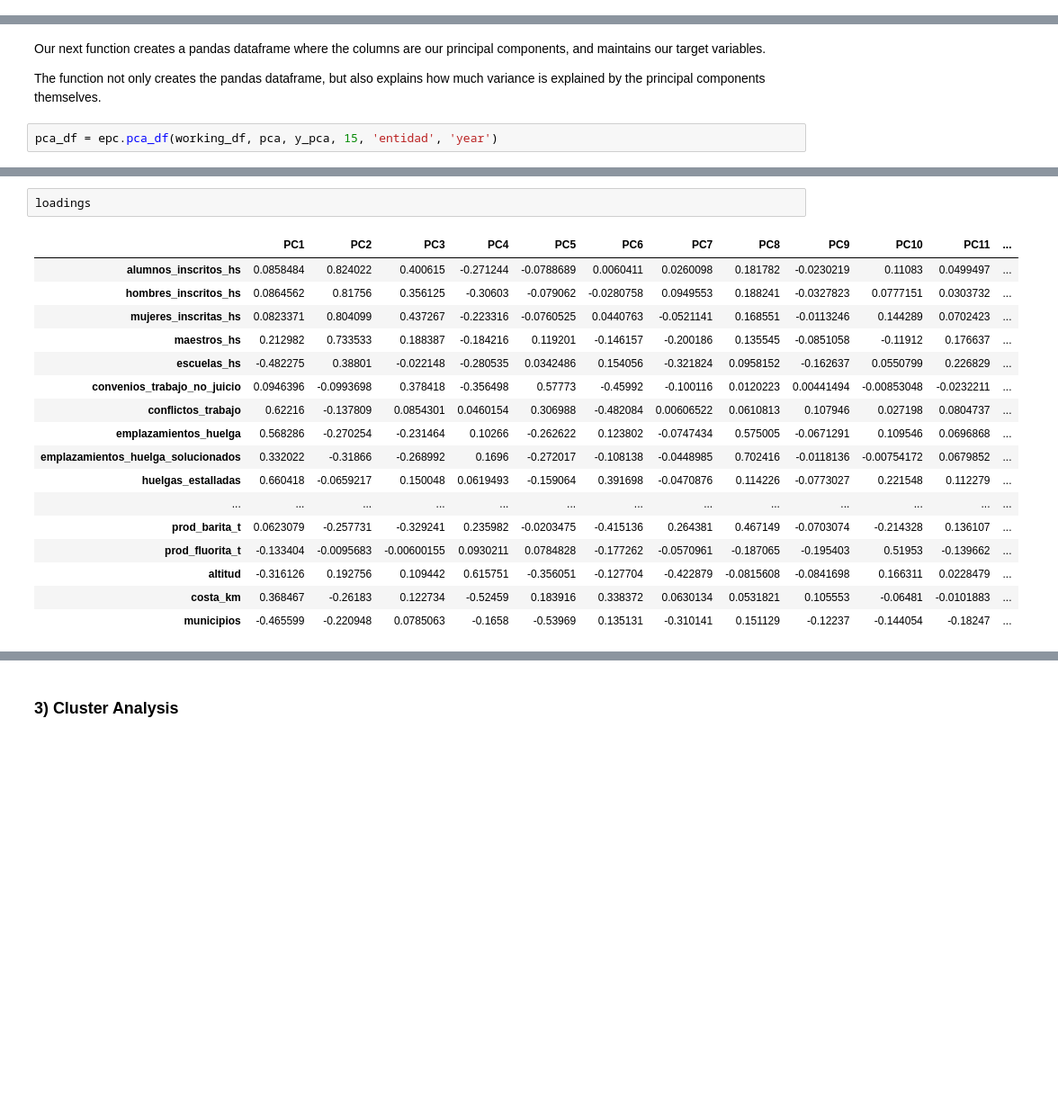
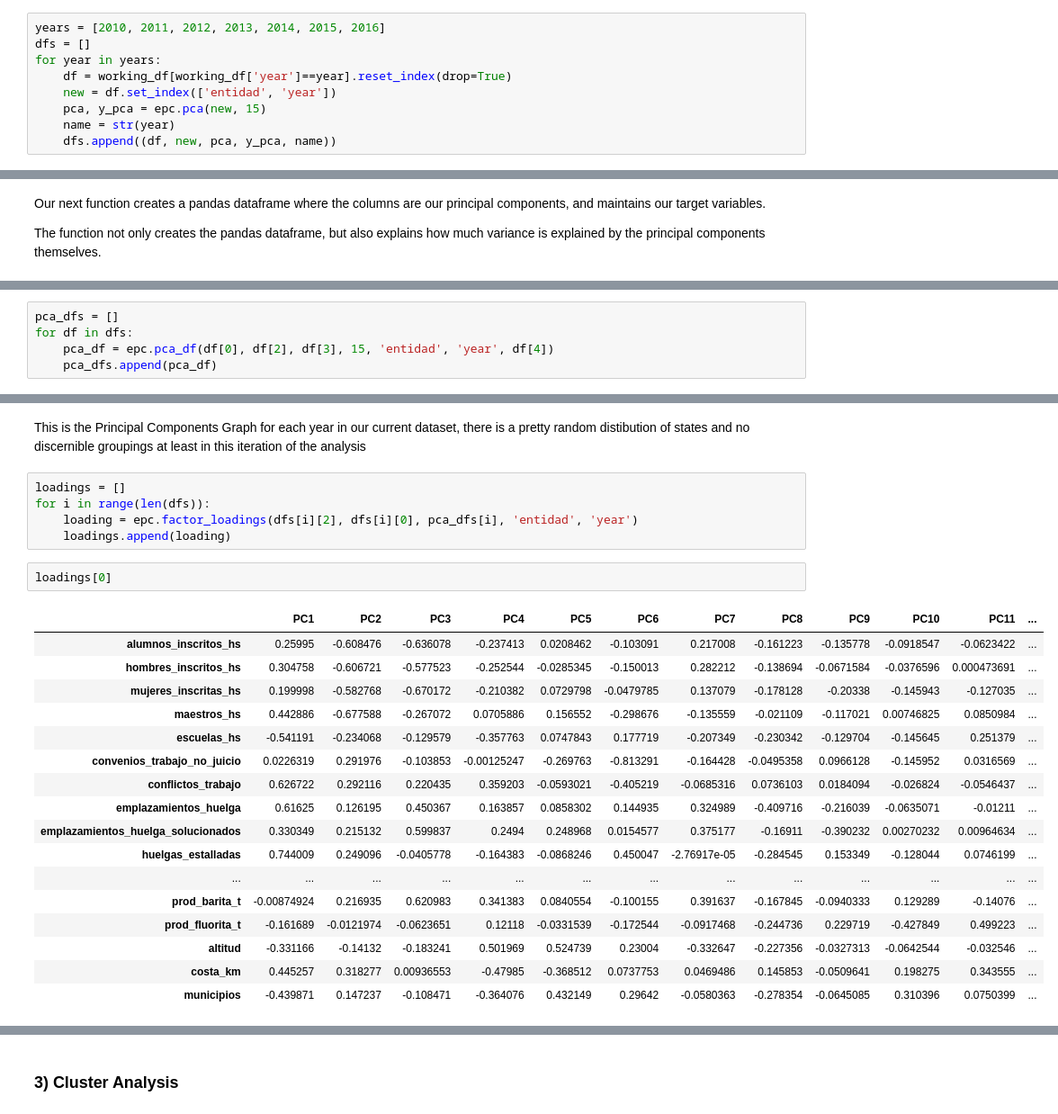
Before and after one commit to marioamz/MexicoOC_Index, a Jupyter notebook: Data_Exploration_Multivariable_Analysis.ipynb, the cells around one changed output, grey strips where cells are left out. Shown at 90% size. Drawn from its saved outputs; the diff is of its cells as text; blank space fills up the shorter version.

```diff
--- a/Data_Exploration_Multivariable_Analysis.ipynb
+++ b/Data_Exploration_Multivariable_Analysis.ipynb
@@ -146,0 +143,9 @@ pca, y_pca = epc.pca(new, 15)
+# %%
+years = [2010, 2011, 2012, 2013, 2014, 2015, 2016]
+dfs = []
+for year in years:
+    df = working_df[working_df['year']==year].reset_index(drop=True)
+    new = df.set_index(['entidad', 'year'])
+    pca, y_pca = epc.pca(new, 15)
+    name = str(year)
+    dfs.append((df, new, pca, y_pca, name))
@@ -148,5 +183,3 @@ pca, y_pca = epc.pca(new, 15)
 Our next function creates a pandas dataframe where the columns are our principal components, and maintains our target variables.
 
 The function not only creates the pandas dataframe, but also explains how much variance is explained by the principal components themselves.
-# %%
-pca_df = epc.pca_df(working_df, pca, y_pca, 15, 'entidad', 'year')
@@ -158,0 +186,5 @@ Variance explained for first 15 components:
+# %%
+pca_dfs = []
+for df in dfs:
+    pca_df = epc.pca_df(df[0], df[2], df[3], 15, 'entidad', 'year', df[4])
+    pca_dfs.append(pca_df)
@@ -178,21 +249,28 @@ loadings = epc.factor_loadings(pc, working_df, pca_df, 'entidad', 'year')
+# %% [markdown]
+This is the Principal Components Graph for each year in our current dataset, there is a pretty random distibution of states and no discernible groupings at least in this iteration of the analysis
+# %%
+loadings = []
+for i in range(len(dfs)):
+    loading = epc.factor_loadings(dfs[i][2], dfs[i][0], pca_dfs[i], 'entidad', 'year')
+    loadings.append(loading)
 # %%
-loadings
+loadings[0]
 # %% [output]
 |  | PC1 | PC2 | PC3 | PC4 | PC5 | PC6 | PC7 | PC8 | PC9 | PC10 | PC11 | ... |
-| alumnos_inscritos_hs | 0.0858484 | 0.824022 | 0.400615 | -0.271244 | -0.0788689 | 0.0060411 | 0.0260098 | 0.181782 | -0.0230219 | 0.11083 | 0.0499497 | ... |
-| hombres_inscritos_hs | 0.0864562 | 0.81756 | 0.356125 | -0.30603 | -0.079062 | -0.0280758 | 0.0949553 | 0.188241 | -0.0327823 | 0.0777151 | 0.0303732 | ... |
-| mujeres_inscritas_hs | 0.0823371 | 0.804099 | 0.437267 | -0.223316 | -0.0760525 | 0.0440763 | -0.0521141 | 0.168551 | -0.0113246 | 0.144289 | 0.0702423 | ... |
-| maestros_hs | 0.212982 | 0.733533 | 0.188387 | -0.184216 | 0.119201 | -0.146157 | -0.200186 | 0.135545 | -0.0851058 | -0.11912 | 0.176637 | ... |
-| escuelas_hs | -0.482275 | 0.38801 | -0.022148 | -0.280535 | 0.0342486 | 0.154056 | -0.321824 | 0.0958152 | -0.162637 | 0.0550799 | 0.226829 | ... |
-| convenios_trabajo_no_juicio | 0.0946396 | -0.0993698 | 0.378418 | -0.356498 | 0.57773 | -0.45992 | -0.100116 | 0.0120223 | 0.00441494 | -0.00853048 | -0.0232211 | ... |
-| conflictos_trabajo | 0.62216 | -0.137809 | 0.0854301 | 0.0460154 | 0.306988 | -0.482084 | 0.00606522 | 0.0610813 | 0.107946 | 0.027198 | 0.0804737 | ... |
-| emplazamientos_huelga | 0.568286 | -0.270254 | -0.231464 | 0.10266 | -0.262622 | 0.123802 | -0.0747434 | 0.575005 | -0.0671291 | 0.109546 | 0.0696868 | ... |
-| emplazamientos_huelga_solucionados | 0.332022 | -0.31866 | -0.268992 | 0.1696 | -0.272017 | -0.108138 | -0.0448985 | 0.702416 | -0.0118136 | -0.00754172 | 0.0679852 | ... |
-| huelgas_estalladas | 0.660418 | -0.0659217 | 0.150048 | 0.0619493 | -0.159064 | 0.391698 | -0.0470876 | 0.114226 | -0.0773027 | 0.221548 | 0.112279 | ... |
+| alumnos_inscritos_hs | 0.25995 | -0.608476 | -0.636078 | -0.237413 | 0.0208462 | -0.103091 | 0.217008 | -0.161223 | -0.135778 | -0.0918547 | -0.0623422 | ... |
+| hombres_inscritos_hs | 0.304758 | -0.606721 | -0.577523 | -0.252544 | -0.0285345 | -0.150013 | 0.282212 | -0.138694 | -0.0671584 | -0.0376596 | 0.000473691 | ... |
+| mujeres_inscritas_hs | 0.199998 | -0.582768 | -0.670172 | -0.210382 | 0.0729798 | -0.0479785 | 0.137079 | -0.178128 | -0.20338 | -0.145943 | -0.127035 | ... |
+| maestros_hs | 0.442886 | -0.677588 | -0.267072 | 0.0705886 | 0.156552 | -0.298676 | -0.135559 | -0.021109 | -0.117021 | 0.00746825 | 0.0850984 | ... |
+| escuelas_hs | -0.541191 | -0.234068 | -0.129579 | -0.357763 | 0.0747843 | 0.177719 | -0.207349 | -0.230342 | -0.129704 | -0.145645 | 0.251379 | ... |
+| convenios_trabajo_no_juicio | 0.0226319 | 0.291976 | -0.103853 | -0.00125247 | -0.269763 | -0.813291 | -0.164428 | -0.0495358 | 0.0966128 | -0.145952 | 0.0316569 | ... |
+| conflictos_trabajo | 0.626722 | 0.292116 | 0.220435 | 0.359203 | -0.0593021 | -0.405219 | -0.0685316 | 0.0736103 | 0.0184094 | -0.026824 | -0.0546437 | ... |
+| emplazamientos_huelga | 0.61625 | 0.126195 | 0.450367 | 0.163857 | 0.0858302 | 0.144935 | 0.324989 | -0.409716 | -0.216039 | -0.0635071 | -0.01211 | ... |
+| emplazamientos_huelga_solucionados | 0.330349 | 0.215132 | 0.599837 | 0.2494 | 0.248968 | 0.0154577 | 0.375177 | -0.16911 | -0.390232 | 0.00270232 | 0.00964634 | ... |
+| huelgas_estalladas | 0.744009 | 0.249096 | -0.0405778 | -0.164383 | -0.0868246 | 0.450047 | -2.76917e-05 | -0.284545 | 0.153349 | -0.128044 | 0.0746199 | ... |
 | ... | ... | ... | ... | ... | ... | ... | ... | ... | ... | ... | ... | ... |
-| prod_barita_t | 0.0623079 | -0.257731 | -0.329241 | 0.235982 | -0.0203475 | -0.415136 | 0.264381 | 0.467149 | -0.0703074 | -0.214328 | 0.136107 | ... |
-| prod_fluorita_t | -0.133404 | -0.0095683 | -0.00600155 | 0.0930211 | 0.0784828 | -0.177262 | -0.0570961 | -0.187065 | -0.195403 | 0.51953 | -0.139662 | ... |
-| altitud | -0.316126 | 0.192756 | 0.109442 | 0.615751 | -0.356051 | -0.127704 | -0.422879 | -0.0815608 | -0.0841698 | 0.166311 | 0.0228479 | ... |
-| costa_km | 0.368467 | -0.26183 | 0.122734 | -0.52459 | 0.183916 | 0.338372 | 0.0630134 | 0.0531821 | 0.105553 | -0.06481 | -0.0101883 | ... |
-| municipios | -0.465599 | -0.220948 | 0.0785063 | -0.1658 | -0.53969 | 0.135131 | -0.310141 | 0.151129 | -0.12237 | -0.144054 | -0.18247 | ... |
+| prod_barita_t | -0.00874924 | 0.216935 | 0.620983 | 0.341383 | 0.0840554 | -0.100155 | 0.391637 | -0.167845 | -0.0940333 | 0.129289 | -0.14076 | ... |
+| prod_fluorita_t | -0.161689 | -0.0121974 | -0.0623651 | 0.12118 | -0.0331539 | -0.172544 | -0.0917468 | -0.244736 | 0.229719 | -0.427849 | 0.499223 | ... |
+| altitud | -0.331166 | -0.14132 | -0.183241 | 0.501969 | 0.524739 | 0.23004 | -0.332647 | -0.227356 | -0.0327313 | -0.0642544 | -0.032546 | ... |
+| costa_km | 0.445257 | 0.318277 | 0.00936553 | -0.47985 | -0.368512 | 0.0737753 | 0.0469486 | 0.145853 | -0.0509641 | 0.198275 | 0.343555 | ... |
+| municipios | -0.439871 | 0.147237 | -0.108471 | -0.364076 | 0.432149 | 0.29642 | -0.0580363 | -0.278354 | -0.0645085 | 0.310396 | 0.0750399 | ... |
 # %% [markdown]
```
Also changed, not shown: parts of 26 cells of this notebook, 1 other file.
